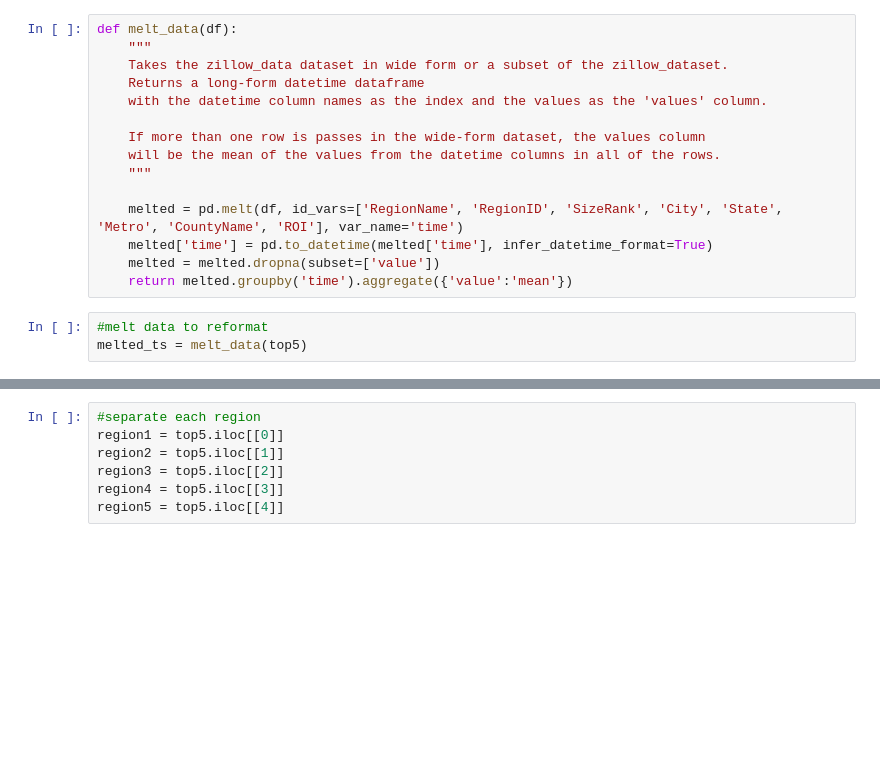
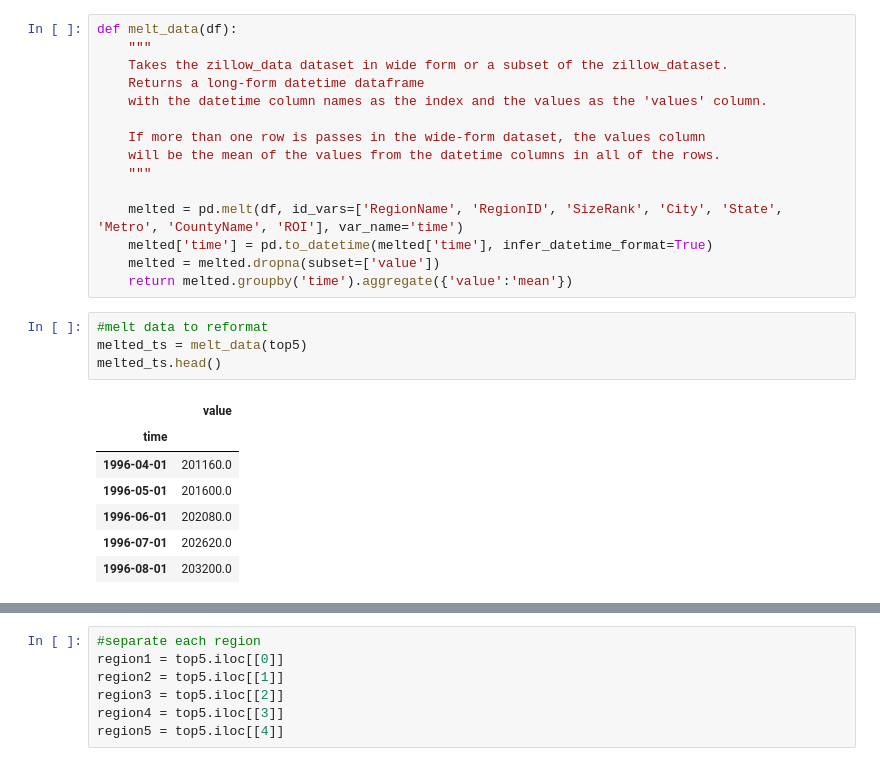
Before and after one commit to yehcolum/ZillowTimeSeries, a Jupyter notebook: time-series/Zillow Data Time Series Analysis.ipynb, the cells around one changed output, grey strips where cells are left out. Cells and saved outputs as stored; diff of their text form; blank space fills up the shorter version.

```diff
--- a/time-series/Zillow Data Time Series Analysis.ipynb
+++ b/time-series/Zillow Data Time Series Analysis.ipynb
@@ -140,6 +161,15 @@ def melt_data(df):
 # %%
 #melt data to reformat
 melted_ts = melt_data(top5)
+melted_ts.head()
+# %% [output]
+|  | value |
+| time |  |
+| 1996-04-01 | 201160.0 |
+| 1996-05-01 | 201600.0 |
+| 1996-06-01 | 202080.0 |
+| 1996-07-01 | 202620.0 |
+| 1996-08-01 | 203200.0 |
 # %%
 melted_ts.plot(figsize=(22,15))
 # %% [output]
```
Also changed, not shown: parts of 70 cells of this notebook.
